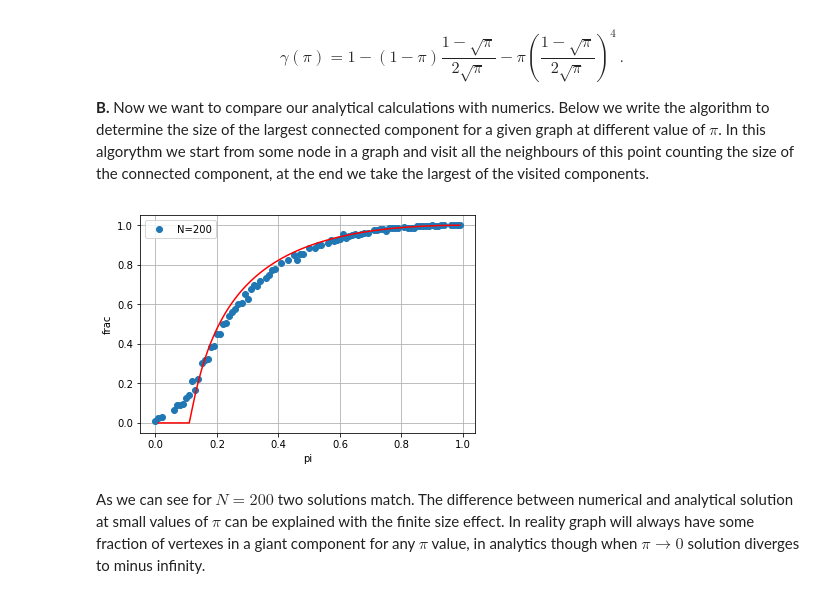
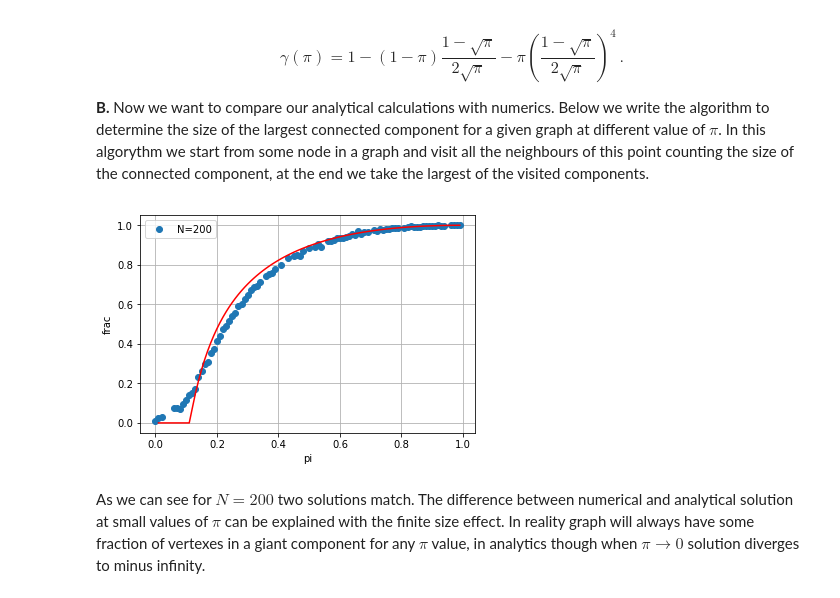
Before and after one commit to anasku/Complex_Networks_2018, a Jupyter notebook: Graph_gen.ipynb, the cells around one changed output. Saved outputs shown, nothing was run; the diff lists cells and outputs as text; code cells hidden in the pictures.

```diff
--- a/Graph_gen.ipynb
+++ b/Graph_gen.ipynb
@@ -160,7 +160,7 @@ def DFS(graph,starting_point,all_visited,visited):
 
 
 def giant_detector(graph,nodes):
-    maximum=0;
+    maximum=0.;
     all_visited=[]
     for i in range(nodes):
         if i not in all_visited:
@@ -182,12 +182,24 @@ def graph_generator_fast(nodes,p):
                 run=0
                 while len(data[i])<connections[i]:
                     temp_node=random.randint(0, nodes-1)
-                    while len(data[temp_node])==connections[temp_node] or temp_node==i or (i in data[temp_node]):
-                        temp_node=random.randint(0, nodes-1)
-                        if k>50:
-                            run=1
-                            break
-                        k+=1
+                    if nodes < 100:
+                        while len(data[temp_node])==connections[temp_node] or temp_node==i or (i in data[temp_node]):
+                            temp_node=random.randint(0, nodes-1)
+                            if k>50:
+                                run=1
+                                break
+                            k+=1
+                    else:
+                        while len(data[temp_node])==connections[temp_node] or temp_node==i or (i in data[temp_node]):
+                            temp_node=random.randint(0, nodes-1)
+                            if k>50:
+                                while len(data[temp_node])==connections[temp_node]:
+                                    temp_node=random.randint(0, nodes-1)
+                                break
+                            k+=1
+                        else:
+                            while len(data[temp_node])==connections[temp_node]:
+                                temp_node=random.randint(0, nodes-1)
                     data[i].append(temp_node)
                     data[temp_node].append(i)
                 if run==1:
@@ -196,50 +208,49 @@ def graph_generator_fast(nodes,p):
     else:
         raise ValueError('CHANGE p')
 # %%
-trials=10
+trials=30
 def stats_giant(nodes,p):
-    sigma=0
+    sigma=0.
     for i in range(trials):
         graph=graph_generator_fast(nodes,p)
         sigma+=giant_detector(graph,nodes)
     return sigma/trials
 def q_core_prediction(t):
     if t>0.11:
         return 1-(1-t)*(1-sqrt(t))/(2*sqrt(t)) - t*((1 -sqrt(t))/(2*sqrt(t)))**4
     else:
         return 0
 
-
-f=FloatProgress(min=0,max=100)
-display(f)
-
 list_values=[]
 arg_values=[]
+
 for i in range(1,100):
-    arg_values.append(i/100)
-    list_values.append(q_core_prediction(i/100))
+    arg_values.append(i/100.)
+    list_values.append(q_core_prediction(i/100.))
 
 
 list_nodes={200}
+f=FloatProgress(min=0,max=1)
+display(f)
 for nodes in list_nodes:
     p_list=[]
     for i in range(100):
         p=i/100
         if nodes*(3*p+1)%2==0:
             p_list.append(p)
     sigma_list=[]
     for p in p_list:
         sigma_list.append(stats_giant(nodes,p))
-        f.value += 1
-    plt.plot(p_list,sigma_list, 'o', label='N=%.2d' %nodes)
+        f.value += (1./(len(p_list)))
+plt.plot(p_list,sigma_list, 'o', label='N=%.2d' %nodes)
 plt.grid( )
 plt.plot(arg_values,list_values, 'r')
 plt.xlabel('pi')
 plt.ylabel('frac')
 plt.legend()
 plt.show()
 # %% [output]
-[figure, old version]
+[figure, new version]
 # %% [markdown]
 As we can see for $N=200$ two solutions match. The difference between numerical and analytical solution at small values of $\pi$ can be explained with the finite size effect. In reality graph will always have some fraction of vertexes in a giant component for any $\pi$ value, in analytics though when $\pi \rightarrow 0$ solution diverges to minus infinity.
 # %% [markdown]
```
Also changed, not shown: parts of 12 cells of this notebook.
